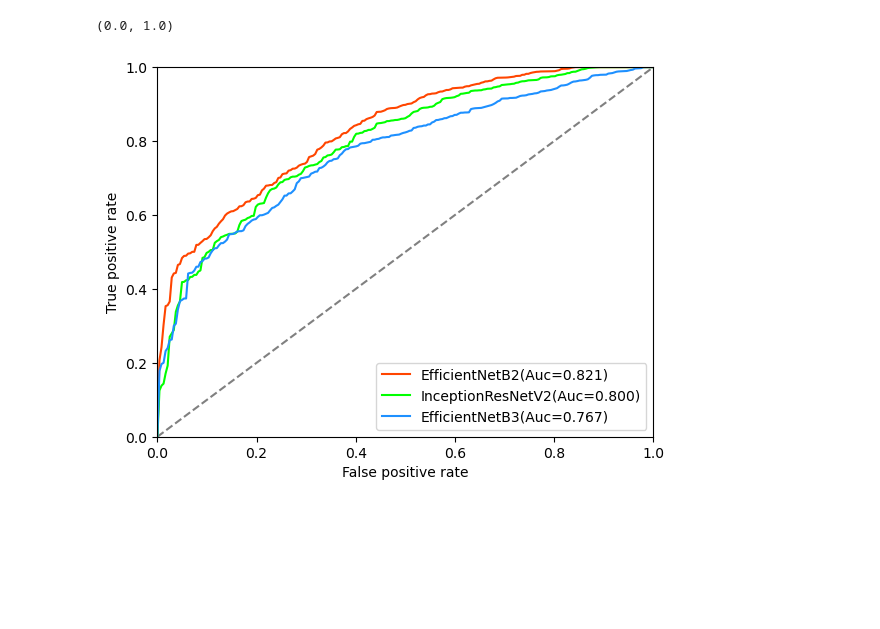
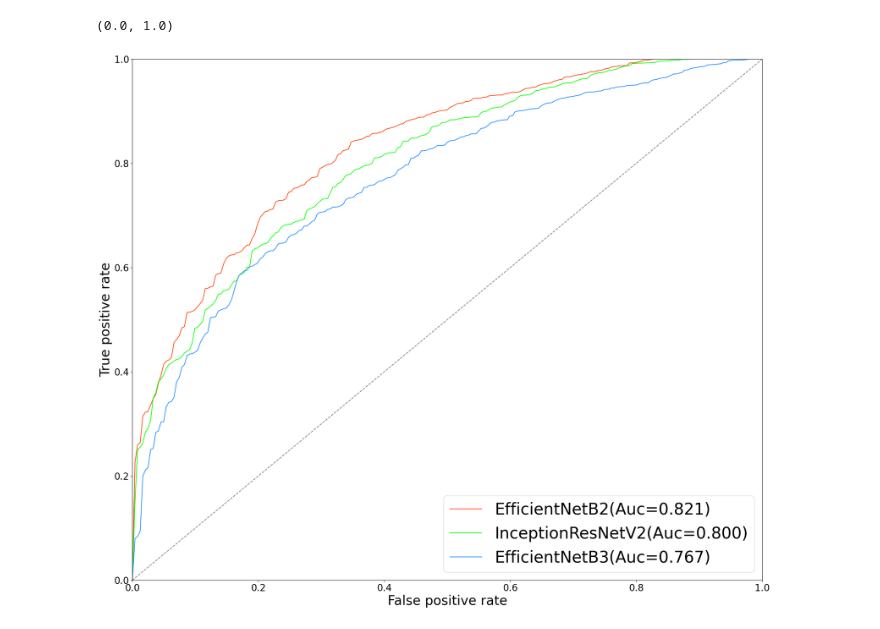
Before and after one commit to Leeyoungsup/HistopathologyMMRstatusClassification, a Jupyter notebook: auc_figure.ipynb, the cells around one changed output. Saved outputs shown, nothing was run; the diff lists cells and outputs as text; code cells hidden in the pictures; blank space fills up the shorter version.

```diff
--- a/auc_figure.ipynb
+++ b/auc_figure.ipynb
@@ -48,15 +48,18 @@ for i in range(1,243):
 # %%
 y=np.linspace(0,1,243)
+plt.figure(figsize=(24,20))
+plt.rc('xtick', labelsize=20)  # x축 눈금 폰트 크기
+plt.rc('ytick', labelsize=20)  # y축 눈금 폰트 크기
 plt.plot(false_positive_rate,y, color='gray',linestyle='--')
 plt.plot(false_positive_rate,np.sort(true_positive_rate_NetB2),label='EfficientNetB2(Auc=0.821)', color='orangered')
 plt.plot(false_positive_rate,np.sort(true_positive_rate_NetV2),label='InceptionResNetV2(Auc=0.800)', color='lime')
 
 plt.plot(false_positive_rate,np.sort(true_positive_rate_NetB3),label='EfficientNetB3(Auc=0.767)', color='dodgerblue')
-plt.legend()
-plt.xlabel('False positive rate')
-plt.ylabel('True positive rate')
+plt.legend(fontsize = 34)
+plt.xlabel('False positive rate',fontsize = 28)
+plt.ylabel('True positive rate',fontsize = 28)
 plt.xlim([0, 1])      # X축의 범위: [xmin, xmax]
 plt.ylim([0, 1])
 # %% [output]
 (0.0, 1.0)
-[figure, old version]
+[figure, new version]
```
Also changed, not shown: parts of 3 cells of this notebook, 4 other files.
